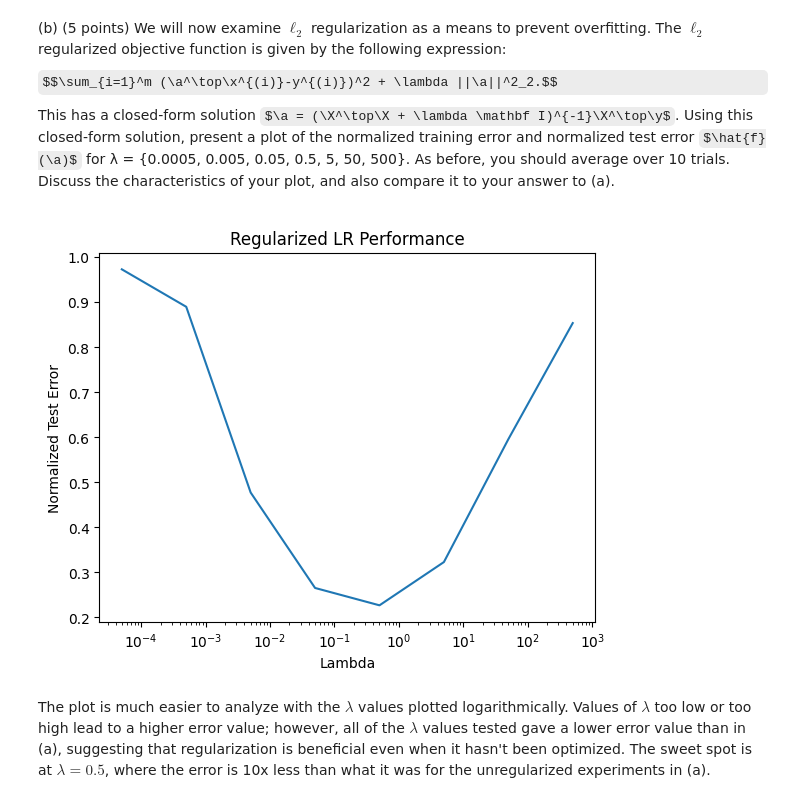
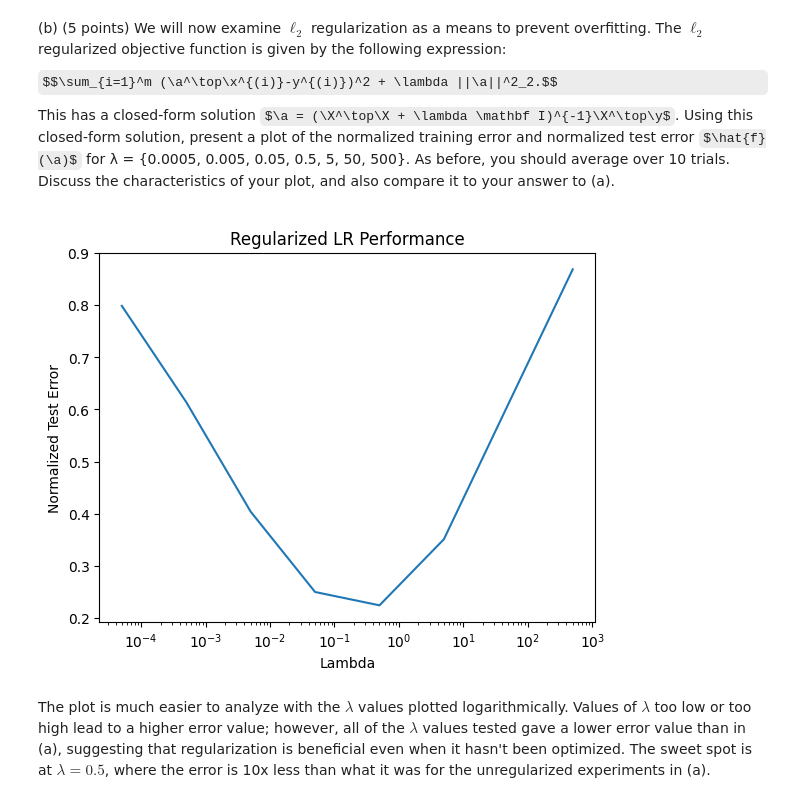
Before and after one commit to garfieldnate/Stanford-CS-168_Modern_Algorithmic_Toolbox, a Jupyter notebook: cs168/notebooks/mini_project_3.ipynb, the cells around one changed output. Drawn from its saved outputs; the diff is of its cells as text; code cells hidden in the pictures; some formulas as TeX source.

```diff
--- a/cs168/notebooks/mini_project_3.ipynb
+++ b/cs168/notebooks/mini_project_3.ipynb
@@ -12,6 +12,10 @@
 
 # nice interactive plots
 %matplotlib inline
+
+import matplotlib
+# enable more math expressions in matplotlib labels
+matplotlib.rcParams['text.latex.preamble'] = r"\usepackage{amsmath}"
 
 # add repository directory to include path
 from pathlib import Path
@@ -358,9 +365,9 @@ def get_part2_data():
     y_train = X_train.dot(a_true) + np.random.normal(0,0.5,size=(train_n,1))
     X_test = np.random.normal(0,1, size=(test_n,d))
     y_test = X_test.dot(a_true) + np.random.normal(0,0.5,size=(test_n,1))
-    return X_train, X_test, y_train, y_test
+    return X_train, X_test, y_train, y_test, a_true
 
-PART2_X_TRAIN, PART2_X_TEST, PART2_Y_TRAIN, PART2_Y_TEST = get_part2_data()
+PART2_X_TRAIN, PART2_X_TEST, PART2_Y_TRAIN, PART2_Y_TEST, PART2_A_TRUE = get_part2_data()
 # %% [markdown]
 <div class="custom-assignment-text">
 
@@ -418,36 +425,36 @@ As before, you should average over 10 trials. Discuss the characteristics of you
 </div>
 # %%
 def regularized_least_squares_closed_form(X, y, lambda_):
-    a = np.linalg.inv(X.T @ X + lambda_ * np.eye(X.shape[0])) @ X.T @ y
+    a = np.linalg.inv(X.T @ X + lambda_ * np.eye(X.shape[1])) @ X.T @ y
     assert a.shape == (X.shape[-1], 1)
     return a
 # %%
-def _run_experiment(lambda_, trials=10):
+def _run_lambda_experiment(lambda_, data_provider, trials=10):
     errors = []
     for i in range(trials):
-        X_train, X_test, y_train, y_test = get_part2_data()
+        X_train, X_test, y_train, y_test, _ = data_provider()
         a = regularized_least_squares_closed_form(X_train, y_train, lambda_)
         error = normalized_test_error(a, X_test, y_test)
         errors.append([error])
     return np.mean(errors)
 
-def _run_least_squares_regularized_experiment():
+def _run_least_squares_regularized_experiment(data_provider=get_part2_data):
     lambdas = [0.00005, 0.0005, 0.005, 0.05, 0.5, 5, 50, 500]
     errors = []
     for lambda_ in lambdas:
-        error = _run_experiment(lambda_)
+        error = _run_lambda_experiment(lambda_, data_provider)
         errors.append(error)
 
     fig, ax = plt.subplots()
     ax.set_title(f"Regularized LR Performance")
     ax.set_xlabel("Lambda")
     ax.set_xscale("log")
     ax.set_ylabel("Normalized Test Error")
     ax.plot(lambdas, errors)
 
 _run_least_squares_regularized_experiment()
 # %% [output]
-[figure, old version]
+[figure, new version]
 # %% [markdown]
 The plot is much easier to analyze with the $\lambda$ values plotted logarithmically. Values of $\lambda$ too low or too high lead to a higher error value; however, all of the $\lambda$ values tested gave a lower error value than in (a), suggesting that regularization is beneficial even when it hasn't been optimized. The sweet spot is at $\lambda = 0.5$, where the error is 10x less than what it was for the unregularized experiments in (a).
 # %% [markdown]
```
Also changed, not shown: parts of 26 cells of this notebook.
